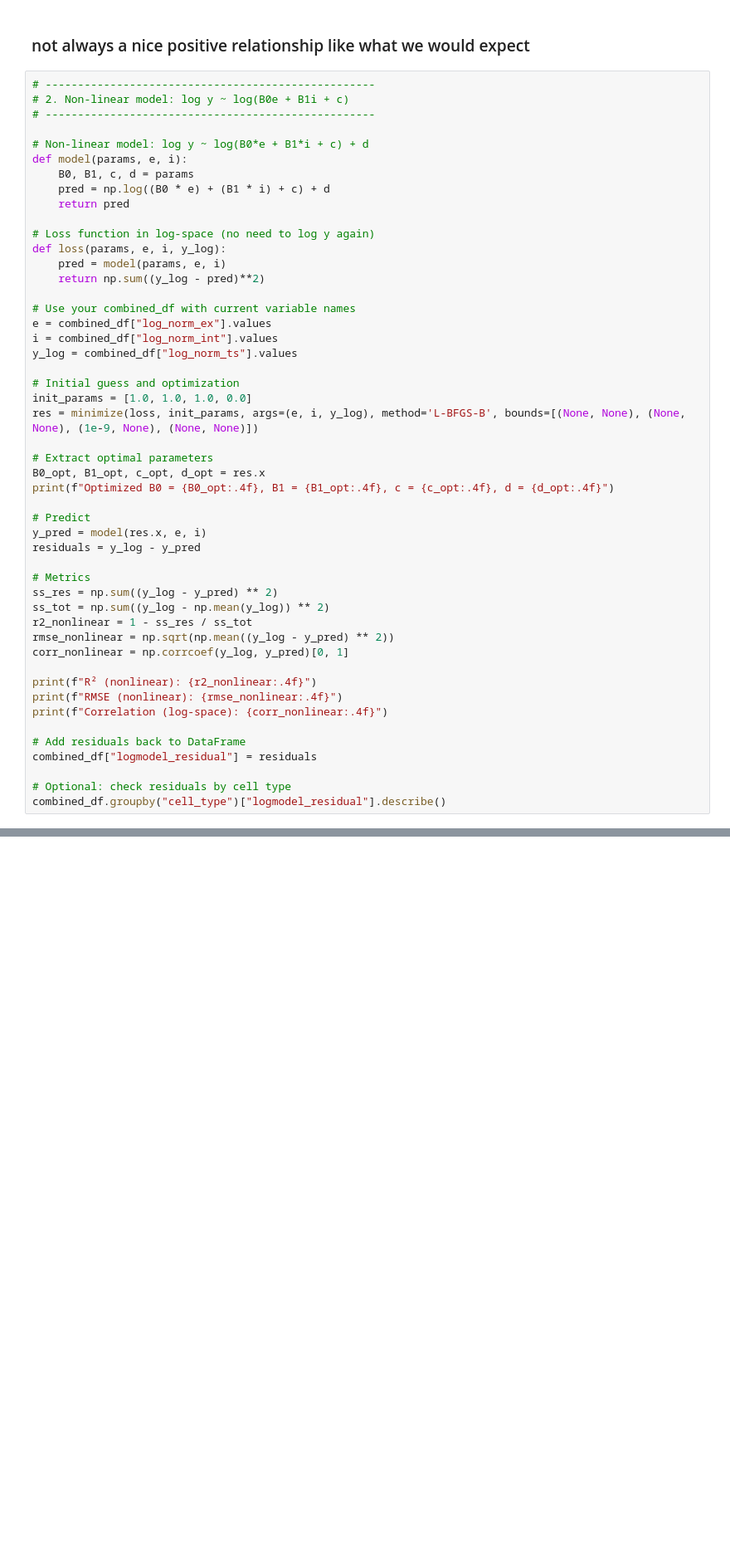
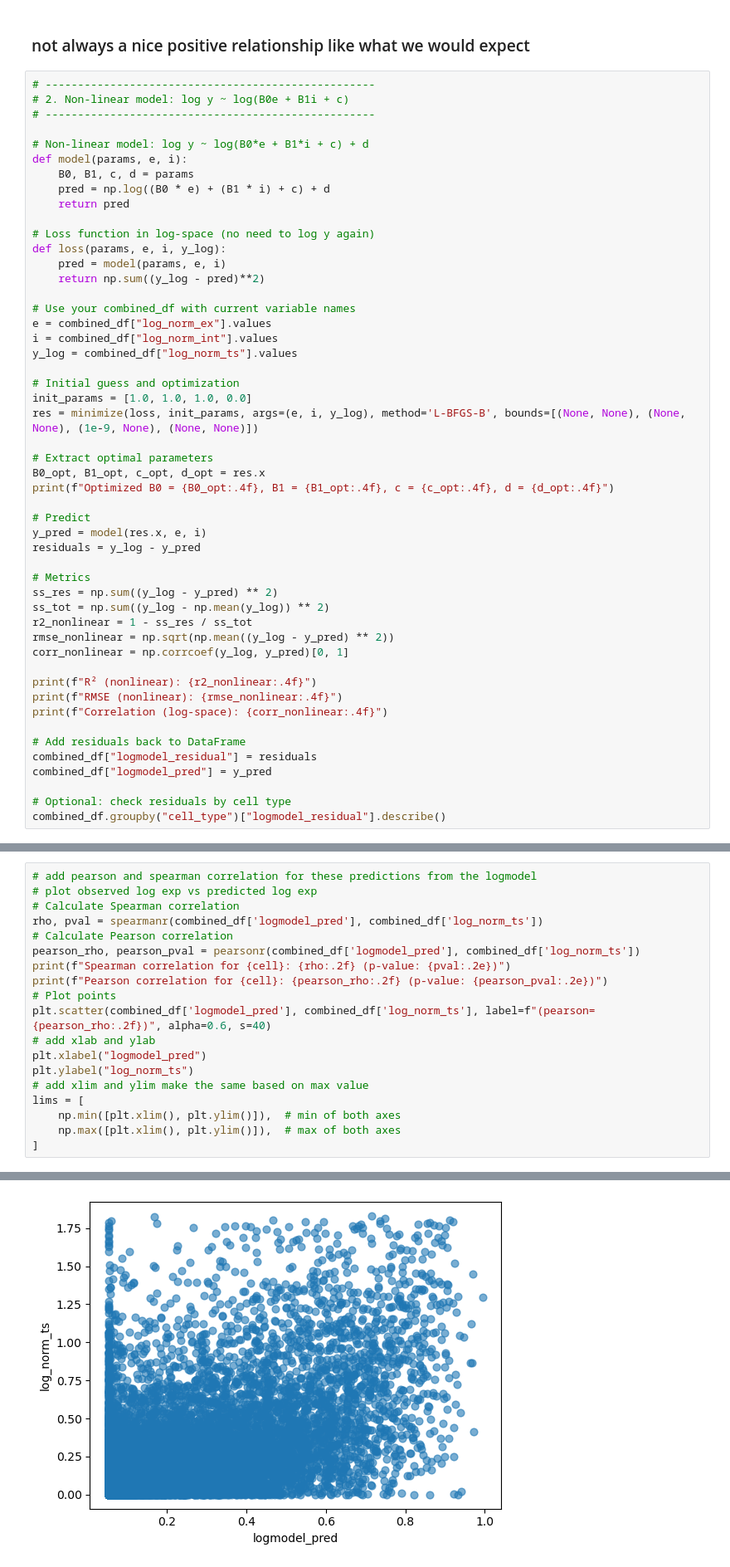
Before and after one commit to daklab/Leaflet-analysis, a Jupyter notebook: Human_Splicing_Foundation/GeneExpression/03_train_regression_model.ipynb, the cells around one changed output, grey strips where cells are left out. Shown at 83% size. Drawn from its saved outputs; the diff is of its cells as text; blank space fills up the shorter version.

```diff
--- a/Human_Splicing_Foundation/GeneExpression/03_train_regression_model.ipynb
+++ b/Human_Splicing_Foundation/GeneExpression/03_train_regression_model.ipynb
@@ -457,6 +411,7 @@ print(f"Correlation (log-space): {corr_nonlinear:.4f}")
 
 # Add residuals back to DataFrame
 combined_df["logmodel_residual"] = residuals
+combined_df["logmodel_pred"] = y_pred
 
 # Optional: check residuals by cell type
 combined_df.groupby("cell_type")["logmodel_residual"].describe()
@@ -464,0 +457,20 @@ combined_df.groupby("cell_type")["logmodel_residual"].describe()
+# %%
+# add pearson and spearman correlation for these predictions from the logmodel
+# plot observed log exp vs predicted log exp
+# Calculate Spearman correlation
+rho, pval = spearmanr(combined_df['logmodel_pred'], combined_df['log_norm_ts'])
+# Calculate Pearson correlation
+pearson_rho, pearson_pval = pearsonr(combined_df['logmodel_pred'], combined_df['log_norm_ts'])
+print(f"Spearman correlation for {cell}: {rho:.2f} (p-value: {pval:.2e})")
+print(f"Pearson correlation for {cell}: {pearson_rho:.2f} (p-value: {pearson_pval:.2e})")
+# Plot points
+plt.scatter(combined_df['logmodel_pred'], combined_df['log_norm_ts'], label=f"(pearson={pearson_rho:.2f})", alpha=0.6, s=40)
+# add xlab and ylab
+plt.xlabel("logmodel_pred")
+plt.ylabel("log_norm_ts")
+# add xlim and ylim make the same based on max value
+lims = [
+    np.min([plt.xlim(), plt.ylim()]),  # min of both axes
+    np.max([plt.xlim(), plt.ylim()]),  # max of both axes
+]
+# %% [output]
@@ -465,2 +479,3 @@ combined_df.groupby("cell_type")["logmodel_residual"].describe()
+[figure, added]
 # %%
 sns.boxplot(data=combined_df, x="cell_type", y="logmodel_residual")
```
Also changed, not shown: parts of 18 cells of this notebook, 35 other files.
